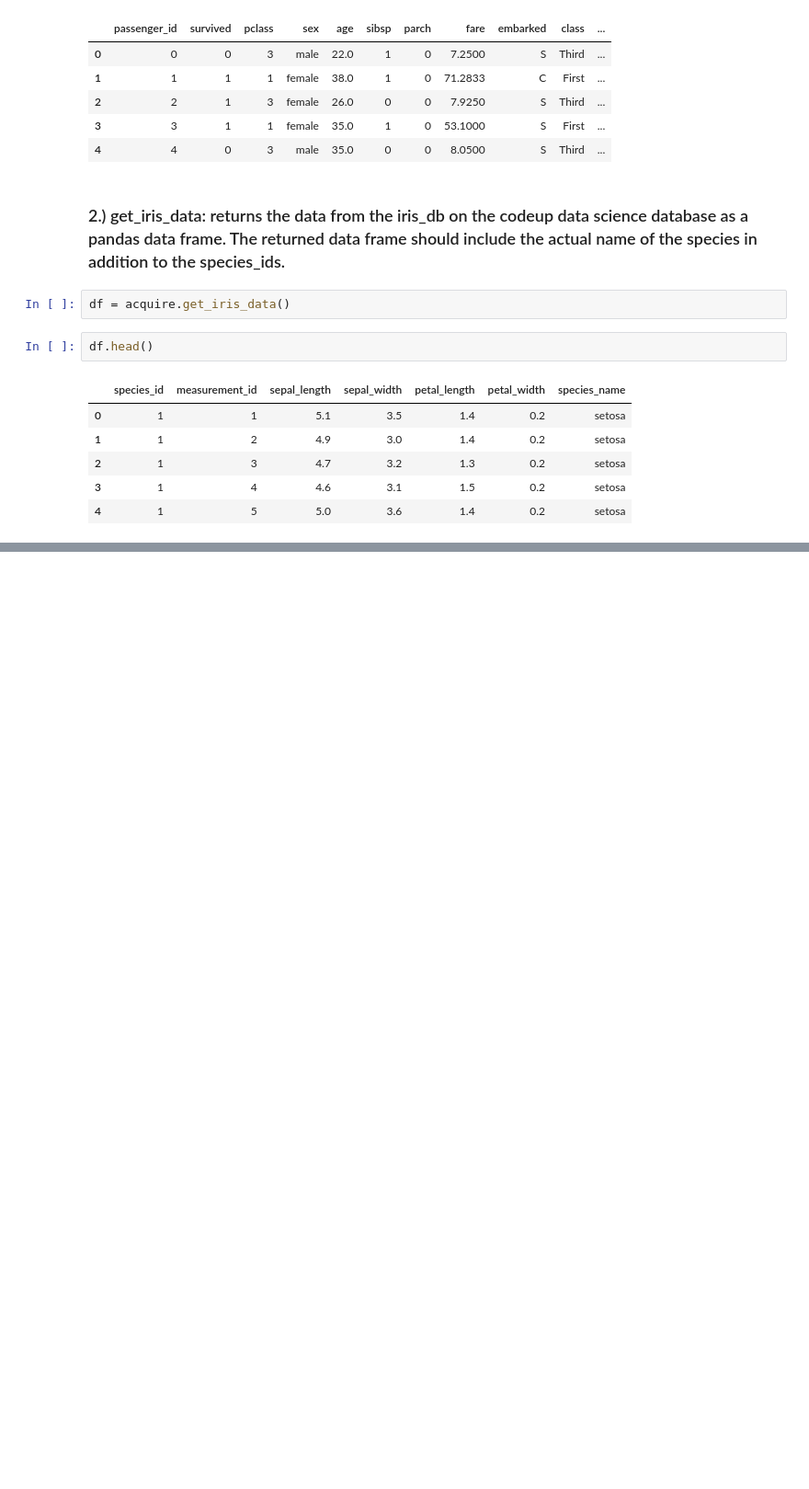
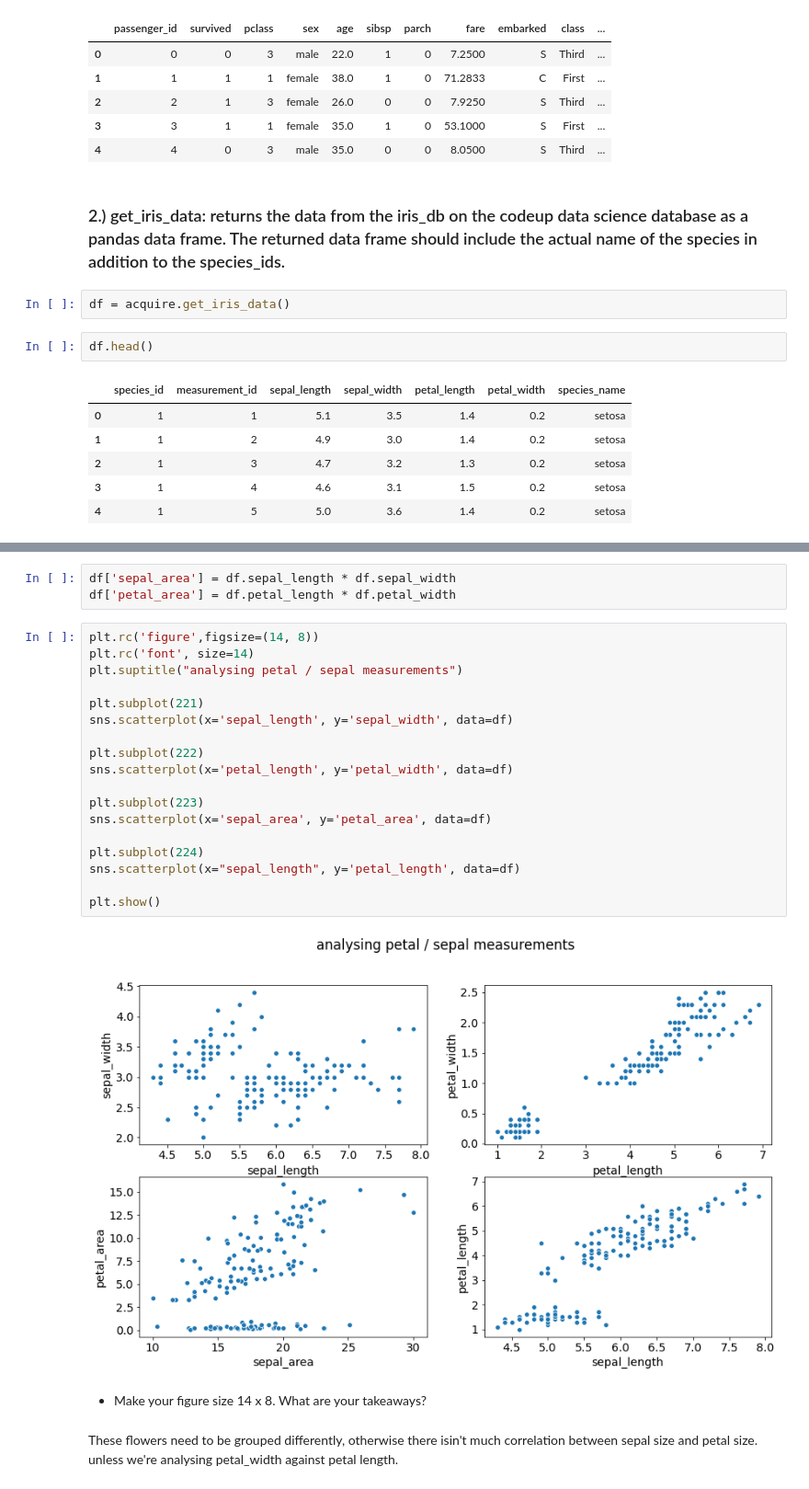
Before and after one commit to jivemachine/ds-methodologies-exercises, a Jupyter notebook: classification/classification_exercises.ipynb, the cells around one changed output, grey strips where cells are left out. Shown: that part at 92% size. Drawn from its saved outputs; the diff is of its cells as text; blank space fills up the shorter version.

```diff
--- a/classification/classification_exercises.ipynb
+++ b/classification/classification_exercises.ipynb
@@ -270,0 +336,27 @@ df.head()
+# %%
+df['sepal_area'] = df.sepal_length * df.sepal_width
+df['petal_area'] = df.petal_length * df.petal_width
+# %%
+plt.rc('figure',figsize=(14, 8))
+plt.rc('font', size=14)
+plt.suptitle("analysing petal / sepal measurements")
+
+plt.subplot(221)
+sns.scatterplot(x='sepal_length', y='sepal_width', data=df)
+
+plt.subplot(222)
+sns.scatterplot(x='petal_length', y='petal_width', data=df)
+
+plt.subplot(223)
+sns.scatterplot(x='sepal_area', y='petal_area', data=df)
+
+plt.subplot(224)
+sns.scatterplot(x="sepal_length", y='petal_length', data=df)
+
+plt.show()
+# %% [output]
+[figure, added]
+# %% [markdown]
+- Make your figure size 14 x 8. What are your takeaways?
+# %% [markdown]
+These flowers need to be grouped differently, otherwise there isin't much correlation between sepal size and petal size. unless we're analysing petal_width against petal length.
```
Also changed, not shown: parts of 28 cells of this notebook.
